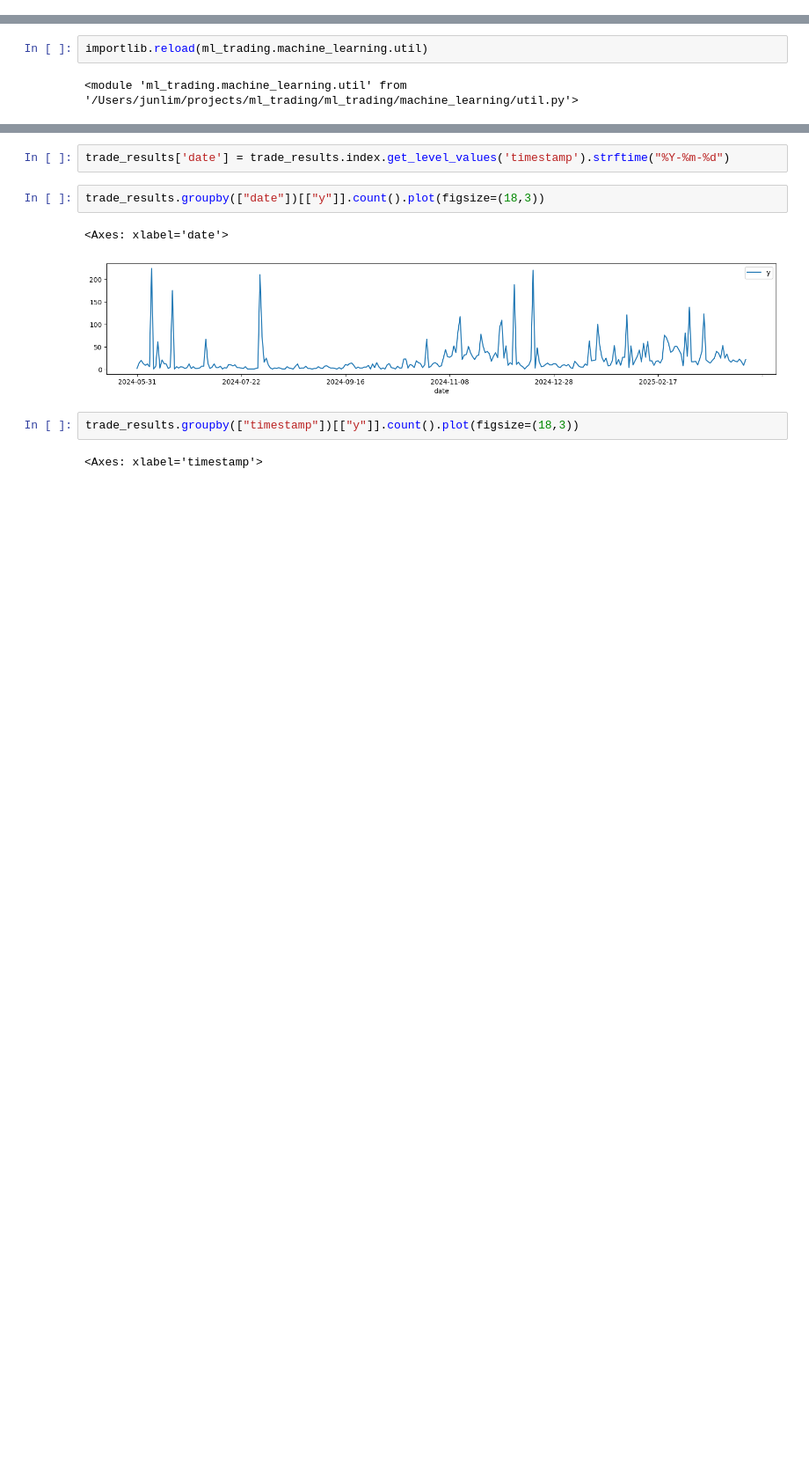
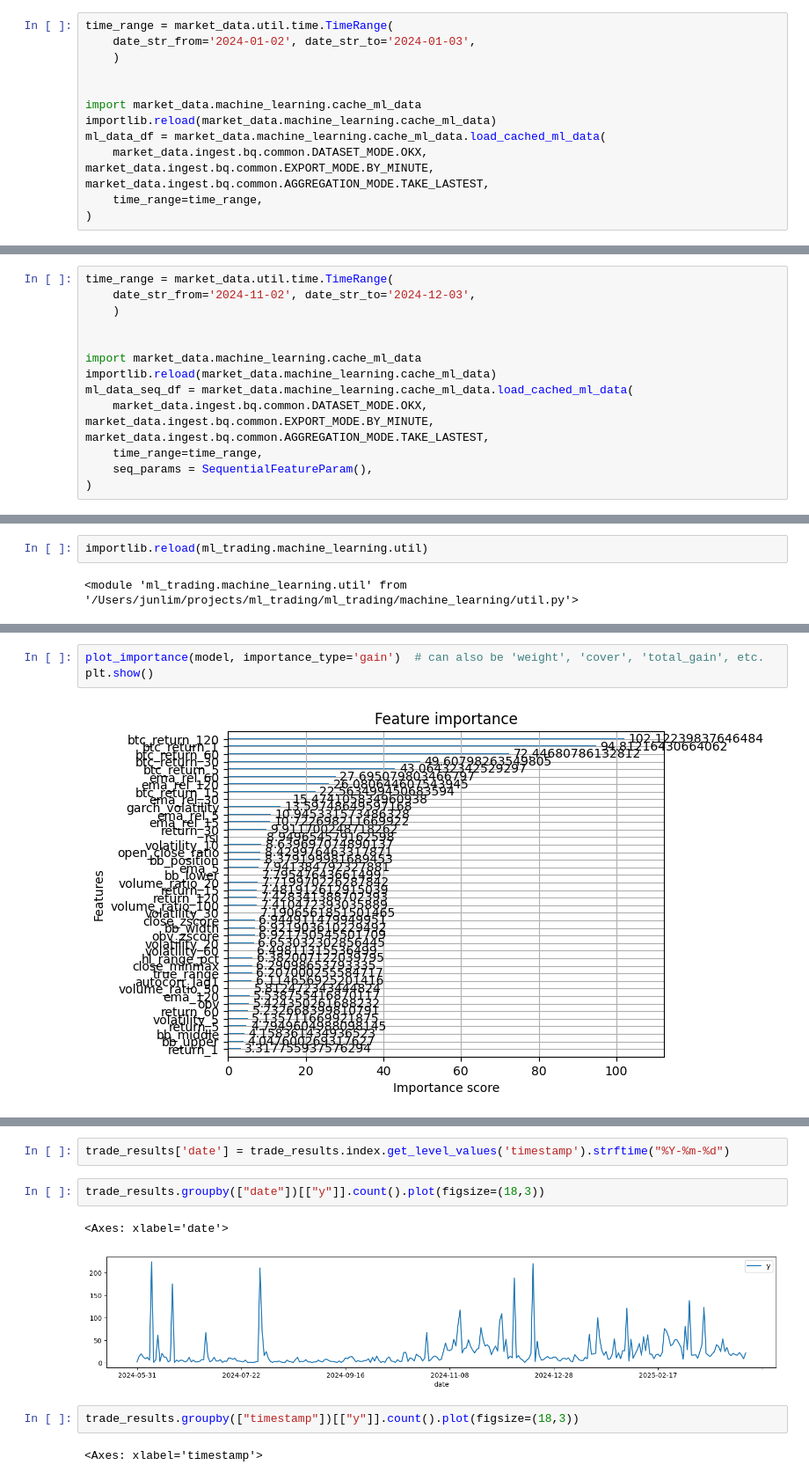
Before and after one commit to sculd/ml_trading, a Jupyter notebook: sandbox.ipynb, the cells around one changed output, grey strips where cells are left out. Shown: that part at 88% size. Cells and saved outputs as stored; diff of their text form; blank space fills up the shorter version.

```diff
--- a/sandbox.ipynb
+++ b/sandbox.ipynb
@@ -29,0 +61,12 @@ time_range = market_data.util.time.TimeRange(
+# %%
+time_range = market_data.util.time.TimeRange(
+    date_str_from='2024-01-02', date_str_to='2024-01-03',
+    )
+
+
+import market_data.machine_learning.cache_ml_data
+importlib.reload(market_data.machine_learning.cache_ml_data)
+ml_data_df = market_data.machine_learning.cache_ml_data.load_cached_ml_data(
+    market_data.ingest.bq.common.DATASET_MODE.OKX, market_data.ingest.bq.common.EXPORT_MODE.BY_MINUTE, market_data.ingest.bq.common.AGGREGATION_MODE.TAKE_LASTEST,
+    time_range=time_range,
+)
@@ -29,0 +90,13 @@ time_range = market_data.util.time.TimeRange(
+# %%
+time_range = market_data.util.time.TimeRange(
+    date_str_from='2024-11-02', date_str_to='2024-12-03',
+    )
+
+
+import market_data.machine_learning.cache_ml_data
+importlib.reload(market_data.machine_learning.cache_ml_data)
+ml_data_seq_df = market_data.machine_learning.cache_ml_data.load_cached_ml_data(
+    market_data.ingest.bq.common.DATASET_MODE.OKX, market_data.ingest.bq.common.EXPORT_MODE.BY_MINUTE, market_data.ingest.bq.common.AGGREGATION_MODE.TAKE_LASTEST,
+    time_range=time_range,
+    seq_params = SequentialFeatureParam(),
+)
@@ -324,0 +480,5 @@ Total return: 121.0000
+# %%
+plot_importance(model, importance_type='gain')  # can also be 'weight', 'cover', 'total_gain', etc.
+plt.show()
+# %% [output]
+[figure, added]
```
Also changed, not shown: parts of 17 cells of this notebook, 4 other files.
